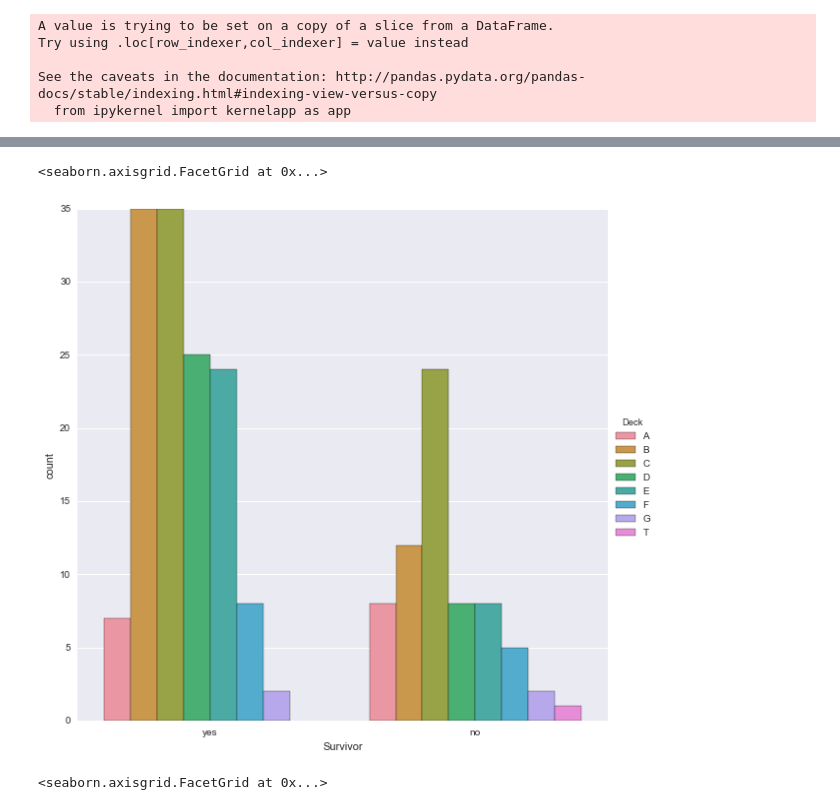
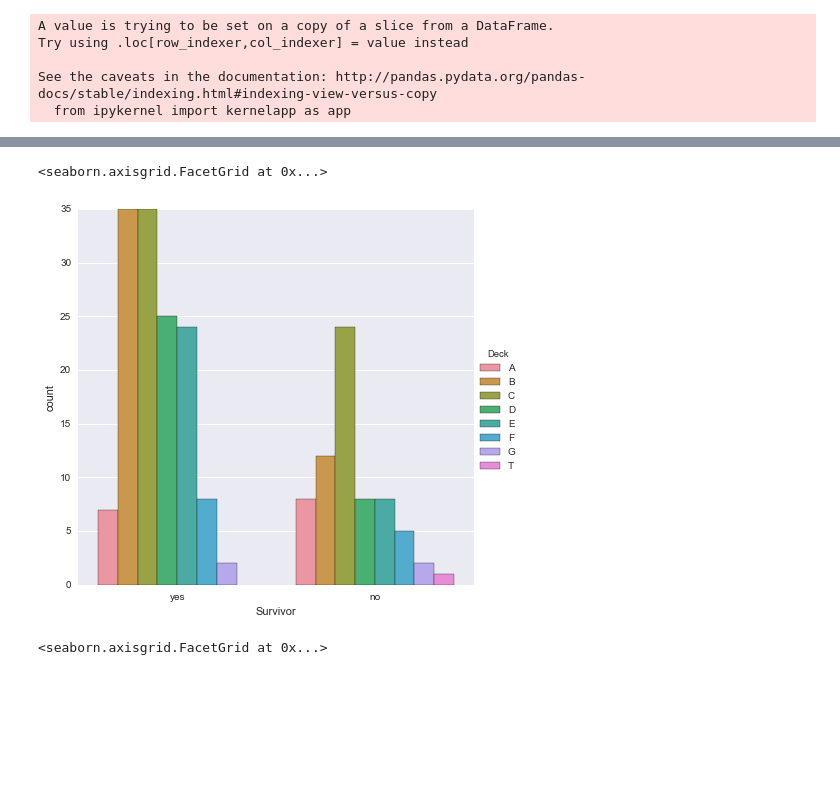
Before and after one commit to adamdk/Titanic, a Jupyter notebook: Titanic.ipynb, the cells around one changed output, grey strips where cells are left out. Drawn from its saved outputs; the diff is of its cells as text; code cells hidden in the pictures; blank space fills up the shorter version.

```diff
--- a/Titanic.ipynb
+++ b/Titanic.ipynb
@@ -393,8 +394,8 @@ titanic_cabins_df.head()
 # %%
 #see how many known survivors we have from each deck
 sns.factorplot('Survivor',hue='Deck', data=titanic_cabins_df, kind='count', hue_order=['A','B','C','D','E','F','G','T'],
-               size=8)
+               size=6)
 # %% [output]
 <seaborn.axisgrid.FacetGrid at 0x...>
-[figure, old version]
+[figure, new version]
 # %%
```
Also changed, not shown: parts of 14 cells of this notebook.
